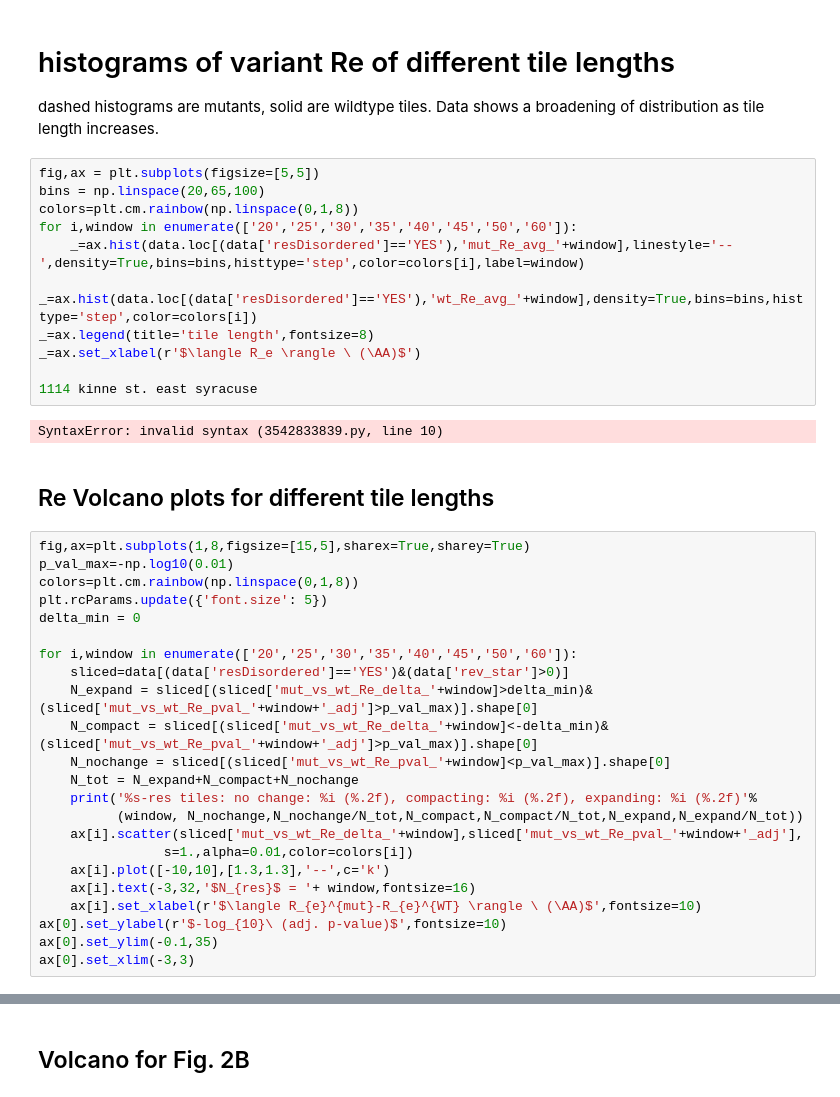
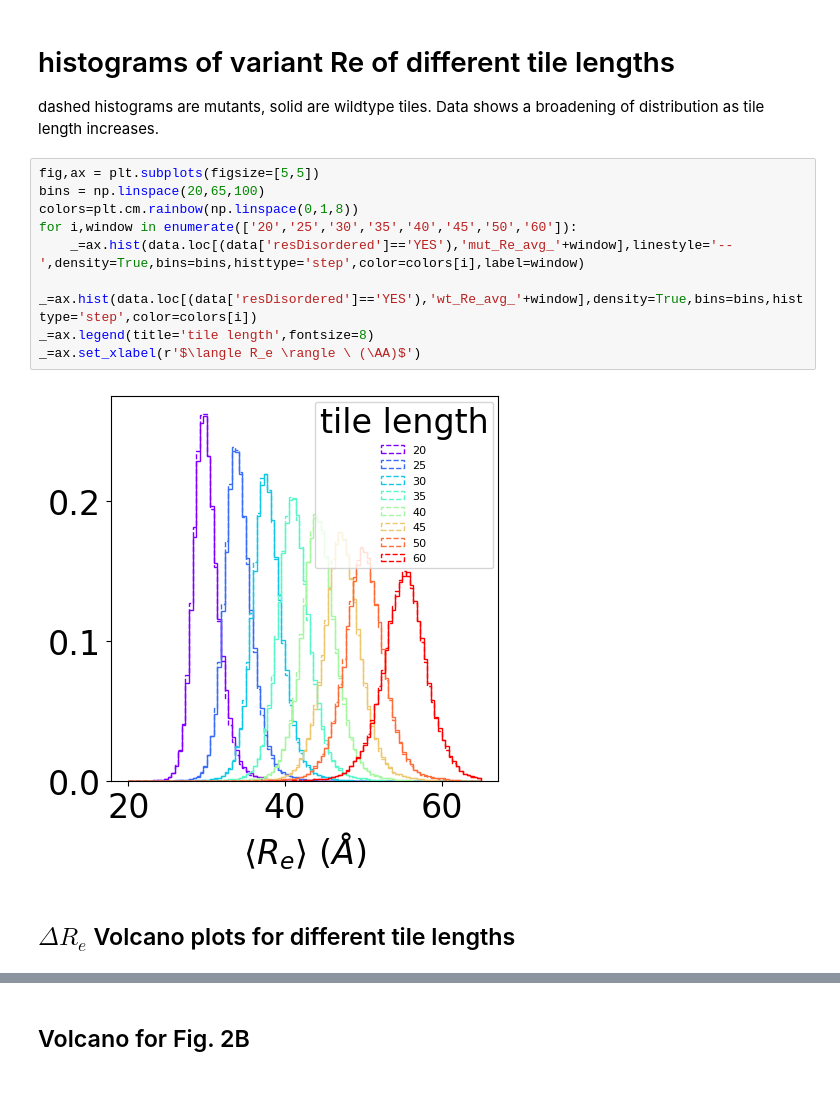
Before and after one commit to sukeniklab/ClinVar_Re_predictions, a Jupyter notebook: analysis/plotClinvarAll.ipynb, the cells around one changed output, grey strips where cells are left out. Saved outputs shown, nothing was run; the diff lists cells and outputs as text.

Commit message:
updated GO analysis and visualization

```diff
--- a/analysis/plotClinvarAll.ipynb
+++ b/analysis/plotClinvarAll.ipynb
@@ -92,38 +92,13 @@ dashed histograms are mutants, solid are wildtype tiles. Data shows a broadening
 # %%
 fig,ax = plt.subplots(figsize=[5,5])
 bins = np.linspace(20,65,100)
 colors=plt.cm.rainbow(np.linspace(0,1,8))
 for i,window in enumerate(['20','25','30','35','40','45','50','60']):
     _=ax.hist(data.loc[(data['resDisordered']=='YES'),'mut_Re_avg_'+window],linestyle='--',density=True,bins=bins,histtype='step',color=colors[i],label=window)
     _=ax.hist(data.loc[(data['resDisordered']=='YES'),'wt_Re_avg_'+window],density=True,bins=bins,histtype='step',color=colors[i])
 _=ax.legend(title='tile length',fontsize=8)
 _=ax.set_xlabel(r'$\langle R_e \rangle \ (\AA)$')
-
-1114 kinne st. east syracuse
 # %% [output]
-SyntaxError: invalid syntax (3542833839.py, line 10)
+[figure, added]
 # %% [markdown]
-## Re Volcano plots for different tile lengths
+## $\Delta R_e$ Volcano plots for different tile lengths
-# %%
-fig,ax=plt.subplots(1,8,figsize=[15,5],sharex=True,sharey=True)
-p_val_max=-np.log10(0.01)
-colors=plt.cm.rainbow(np.linspace(0,1,8))
-plt.rcParams.update({'font.size': 5})
-delta_min = 0
-
-for i,window in enumerate(['20','25','30','35','40','45','50','60']):
-    sliced=data[(data['resDisordered']=='YES')&(data['rev_star']>0)]
-    N_expand = sliced[(sliced['mut_vs_wt_Re_delta_'+window]>delta_min)&(sliced['mut_vs_wt_Re_pval_'+window+'_adj']>p_val_max)].shape[0]
-    N_compact = sliced[(sliced['mut_vs_wt_Re_delta_'+window]<-delta_min)&(sliced['mut_vs_wt_Re_pval_'+window+'_adj']>p_val_max)].shape[0]
-    N_nochange = sliced[(sliced['mut_vs_wt_Re_pval_'+window]<p_val_max)].shape[0]
-    N_tot = N_expand+N_compact+N_nochange
-    print('%s-res tiles: no change: %i (%.2f), compacting: %i (%.2f), expanding: %i (%.2f)'%
-          (window, N_nochange,N_nochange/N_tot,N_compact,N_compact/N_tot,N_expand,N_expand/N_tot))
-    ax[i].scatter(sliced['mut_vs_wt_Re_delta_'+window],sliced['mut_vs_wt_Re_pval_'+window+'_adj'],
-                s=1.,alpha=0.01,color=colors[i])
-    ax[i].plot([-10,10],[1.3,1.3],'--',c='k')
-    ax[i].text(-3,32,'$N_{res}$ = '+ window,fontsize=16)
-    ax[i].set_xlabel(r'$\langle R_{e}^{mut}-R_{e}^{WT} \rangle \ (\AA)$',fontsize=10)
-ax[0].set_ylabel(r'$-log_{10}\ (adj. p-value)$',fontsize=10)
-ax[0].set_ylim(-0.1,35)
-ax[0].set_xlim(-3,3)
```
Also changed, not shown: parts of 26 cells of this notebook, 11 other files.
